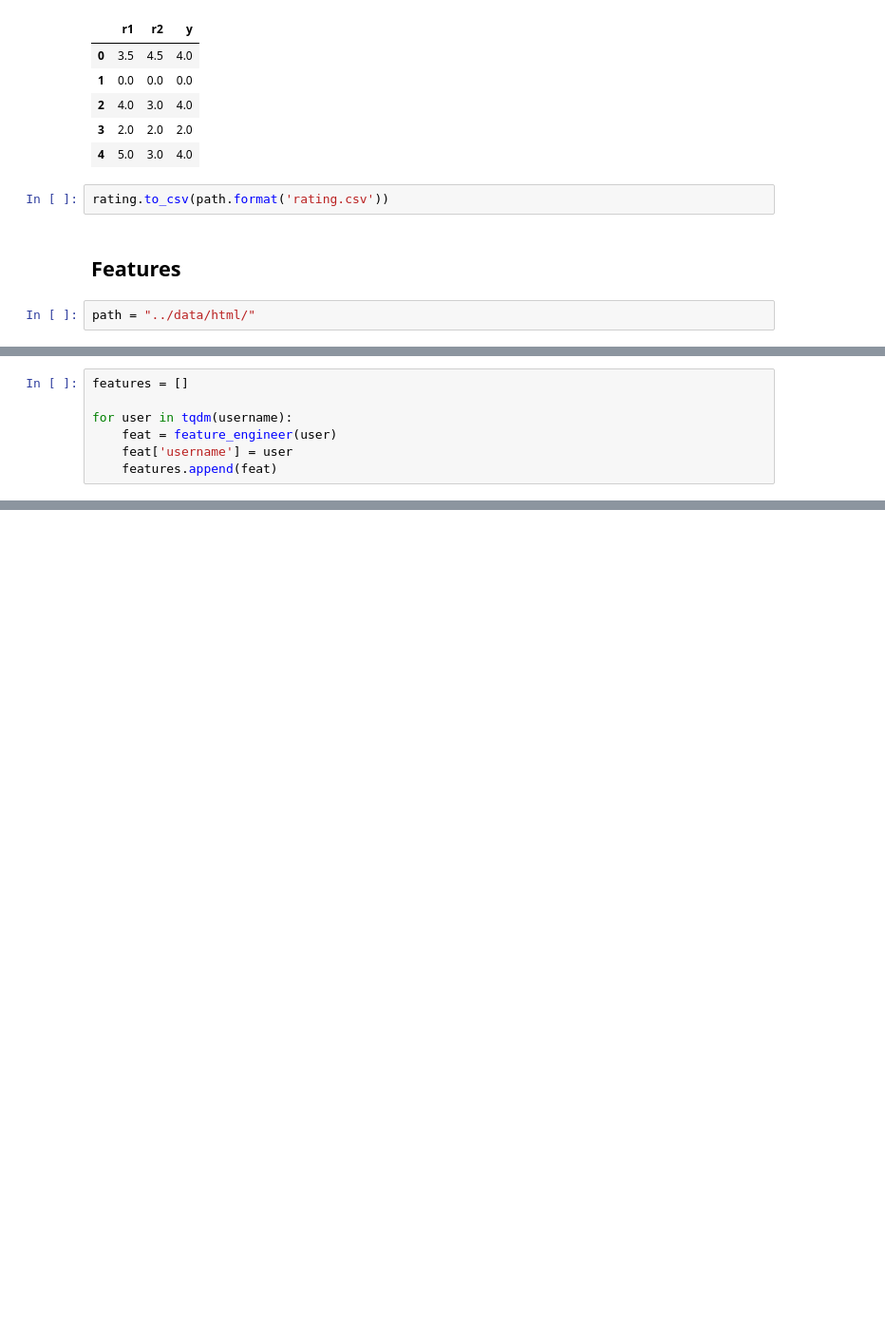
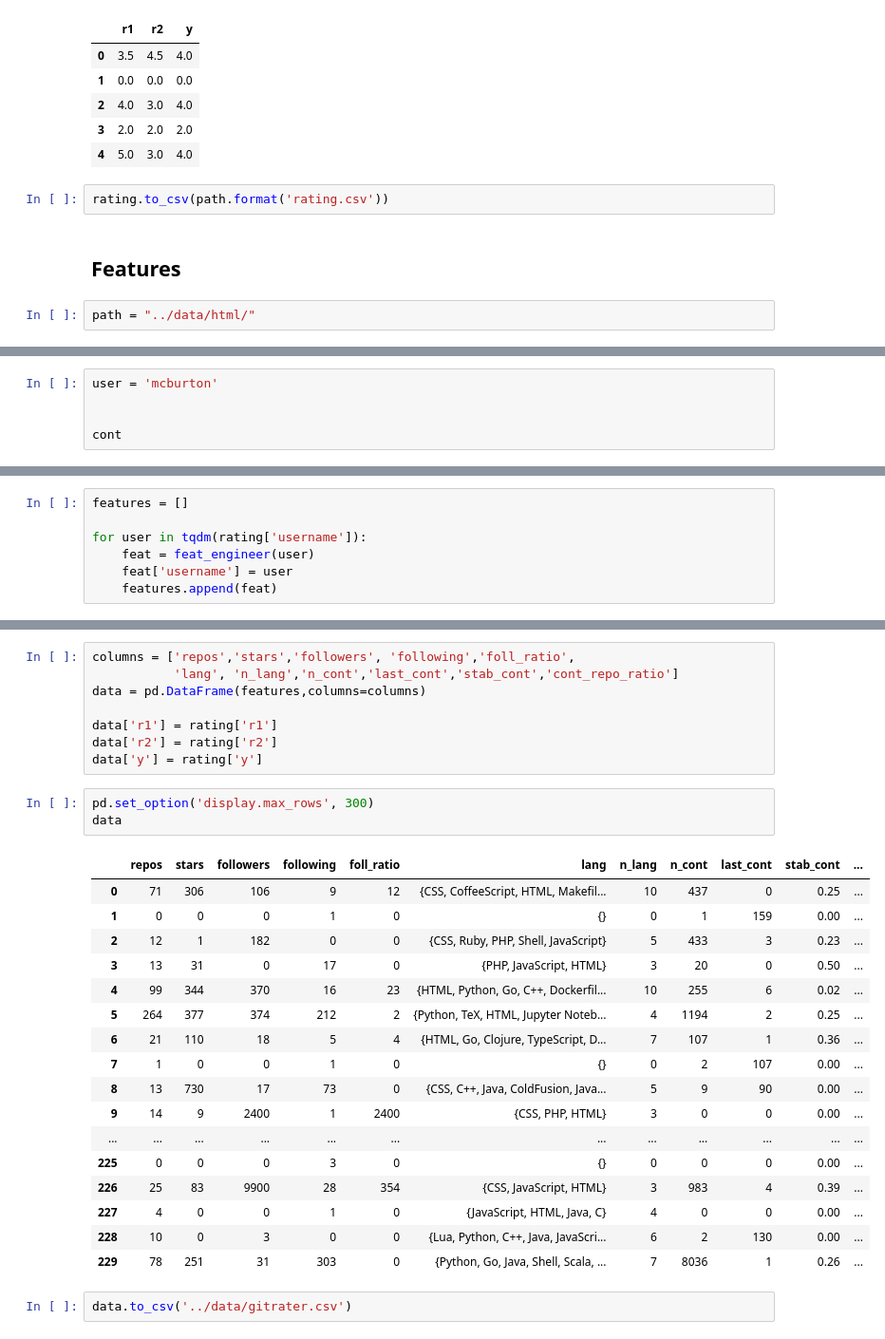
Before and after one commit to conorosully/git-rater, a Jupyter notebook: src/feature_engineering.ipynb, the cells around one changed output, grey strips where cells are left out. Shown at 95% size. Drawn from its saved outputs; the diff is of its cells as text; blank space fills up the shorter version.

Commit message:
Updated feature engineering

```diff
--- a/src/feature_engineering.ipynb
+++ b/src/feature_engineering.ipynb
@@ -58,0 +52,5 @@ def feature_engineer(user,path="../data/html/"):
+# %%
+user = 'mcburton'
+
+
+cont
@@ -59,7 +107,7 @@ def feature_engineer(user,path="../data/html/"):
 # %%
 features = []
 
-for user in tqdm(username):
-    feat = feature_engineer(user)
+for user in tqdm(rating['username']):
+    feat = feat_engineer(user)
     feat['username'] = user
     features.append(feat)
@@ -117,0 +114,31 @@ pd.DataFrame(features)
+# %%
+columns = ['repos','stars','followers', 'following','foll_ratio',
+           'lang', 'n_lang','n_cont','last_cont','stab_cont','cont_repo_ratio']
+data = pd.DataFrame(features,columns=columns)
+
+data['r1'] = rating['r1']
+data['r2'] = rating['r2']
+data['y'] = rating['y']
+# %%
+pd.set_option('display.max_rows', 300)
+data
+# %% [output]
+|  | repos | stars | followers | following | foll_ratio | lang | n_lang | n_cont | last_cont | stab_cont | ... |
+| 0 | 71 | 306 | 106 | 9 | 12 | {CSS, CoffeeScript, HTML, Makefil... | 10 | 437 | 0 | 0.25 | ... |
+| 1 | 0 | 0 | 0 | 1 | 0 | {} | 0 | 1 | 159 | 0.00 | ... |
+| 2 | 12 | 1 | 182 | 0 | 0 | {CSS, Ruby, PHP, Shell, JavaScript} | 5 | 433 | 3 | 0.23 | ... |
+| 3 | 13 | 31 | 0 | 17 | 0 | {PHP, JavaScript, HTML} | 3 | 20 | 0 | 0.50 | ... |
+| 4 | 99 | 344 | 370 | 16 | 23 | {HTML, Python, Go, C++, Dockerfil... | 10 | 255 | 6 | 0.02 | ... |
+| 5 | 264 | 377 | 374 | 212 | 2 | {Python, TeX, HTML, Jupyter Noteb... | 4 | 1194 | 2 | 0.25 | ... |
+| 6 | 21 | 110 | 18 | 5 | 4 | {HTML, Go, Clojure, TypeScript, D... | 7 | 107 | 1 | 0.36 | ... |
+| 7 | 1 | 0 | 0 | 1 | 0 | {} | 0 | 2 | 107 | 0.00 | ... |
+| 8 | 13 | 730 | 17 | 73 | 0 | {CSS, C++, Java, ColdFusion, Java... | 5 | 9 | 90 | 0.00 | ... |
+| 9 | 14 | 9 | 2400 | 1 | 2400 | {CSS, PHP, HTML} | 3 | 0 | 0 | 0.00 | ... |
+| ... | ... | ... | ... | ... | ... | ... | ... | ... | ... | ... | ... |
+| 225 | 0 | 0 | 0 | 3 | 0 | {} | 0 | 0 | 0 | 0.00 | ... |
+| 226 | 25 | 83 | 9900 | 28 | 354 | {CSS, JavaScript, HTML} | 3 | 983 | 4 | 0.39 | ... |
+| 227 | 4 | 0 | 0 | 1 | 0 | {JavaScript, HTML, Java, C} | 4 | 0 | 0 | 0.00 | ... |
+| 228 | 10 | 0 | 3 | 0 | 0 | {Lua, Python, C++, Java, JavaScri... | 6 | 2 | 130 | 0.00 | ... |
+| 229 | 78 | 251 | 31 | 303 | 0 | {Python, Go, Java, Shell, Scala, ... | 7 | 8036 | 1 | 0.26 | ... |
+# %%
+data.to_csv('../data/gitrater.csv')
```
Also changed, not shown: parts of 9 cells of this notebook.
